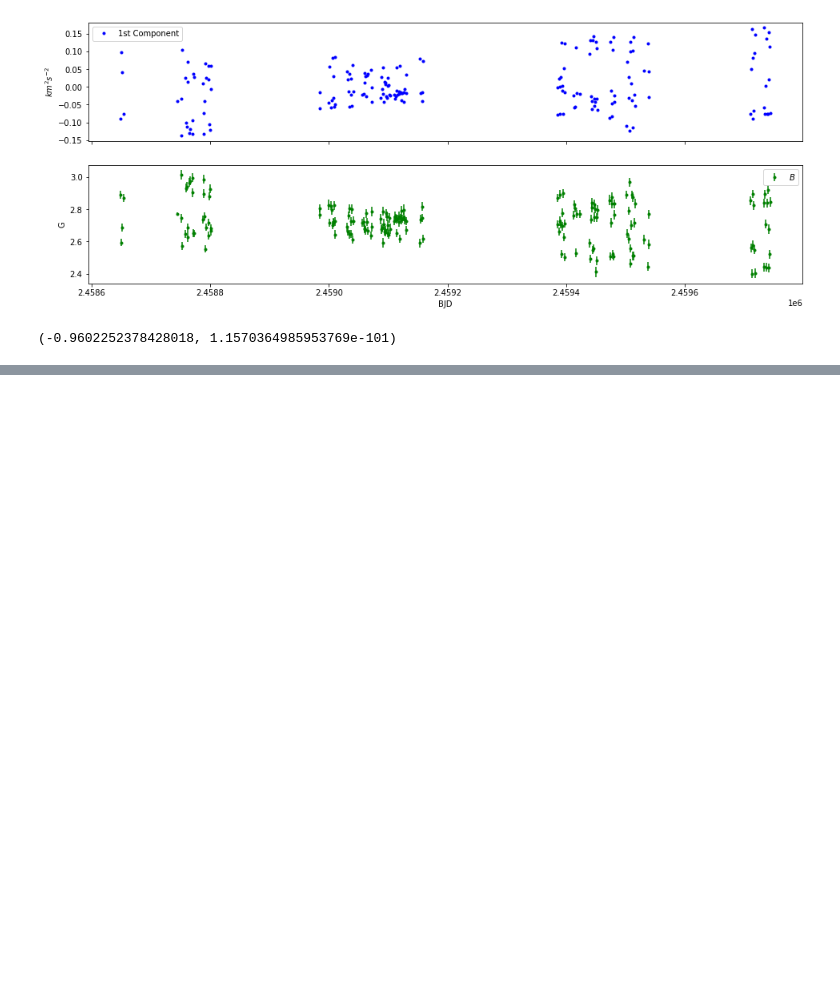
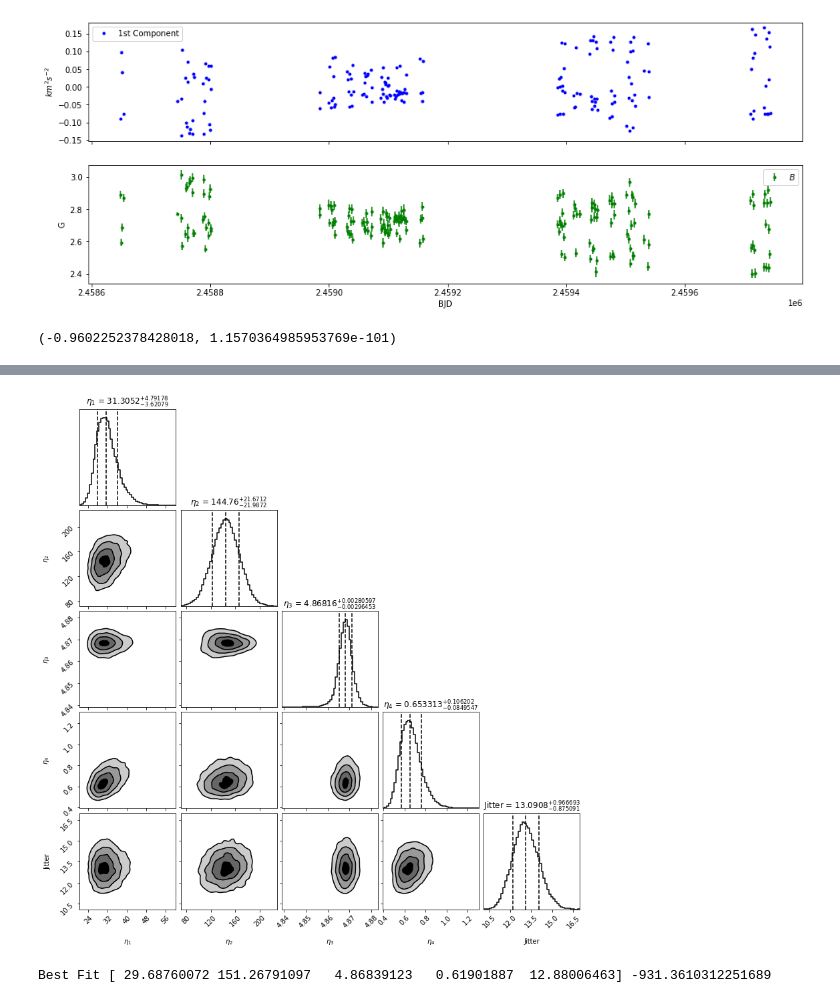
Before and after one commit to Paul-Charpentier/SPCAndie, a Jupyter notebook: GwPCA_Template.ipynb, the cells around one changed output, grey strips where cells are left out. Saved outputs shown, nothing was run; the diff lists cells and outputs as text; code cells hidden in the pictures; blank space fills up the shorter version.

```diff
--- a/GwPCA_Template.ipynb
+++ b/GwPCA_Template.ipynb
@@ -872,0 +725,33 @@ RV X dW1/dt :
+# %%
+#Priors
+n_eta1 = ModifiedLogUniform(30, 400)
+n_eta2 = stats.loguniform(1, 11000)
+n_eta3 = stats.norm(loc=4.86, scale=0.03)
+n_eta4 = stats.loguniform(0.1, 5)
+jitter = ModifiedLogUniform(0.12, 32)
+
+def priors():
+    return np.array([n_eta1.rvs(),n_eta2.rvs(), n_eta3.rvs(), n_eta4.rvs(), jitter.rvs()])
+
+def logPosterior(HyperParam):
+    n1,n2,n3,n4, j = HyperParam
+
+    logprior = n_eta1.logpdf(n1)
+    logprior += n_eta2.logpdf(n2)
+    logprior += n_eta3.logpdf(n3)
+    logprior += n_eta4.logpdf(n4)
+    logprior += jitter.logpdf(j)
+
+    kernel = kernels.QuasiPeriodic(n1,n2,n3,n4) + kernels.WhiteNoise(j)
+    mean = means.Constant(np.mean(RV))
+    gpOBJ = process.GP(kernel,mean,times_RV,RV, yerr = dRV)
+
+    logposterior = gpOBJ.log_likelihood() + logprior
+    return logposterior
+# %%
+ndim = priors().size
+nwalkers = 2*ndim
+
+sampler = emcee.EnsembleSampler(nwalkers, ndim, logPosterior)
+p0=[priors() for i in range(nwalkers)]
+sampler.run_mcmc(p0, 20000, progress=True)
@@ -872,0 +791,17 @@ RV X dW1/dt :
+# %%
+#corner plot
+flat_samples = sampler.get_chain(discard=4500, thin=15, flat=True)
+fig = corner.corner(flat_samples,labels=labels, color="k", bins = 50,
+                    quantiles=[0.16, 0.5, 0.84], smooth=True, smooth1d=True,
+                    show_titles=True, plot_density=True, plot_contours=True,
+                    fill_contours=True, plot_datapoints=False, title_fmt='g')
+plt.show()
+# %% [output]
+[figure, added]
+# %%
+# Best Fit
+ind_mlh = np.argmax([logPosterior(flat_samples[i]) for i in tqdm(range(len(flat_samples)))])
+sample_mlh = flat_samples[ind_mlh]
+print('Best Fit', sample_mlh, logPosterior(sample_mlh))
+# %% [output]
+Best Fit [ 29.68760072 151.26791097   4.86839123   0.61901887  12.88006463] -931.3610312251689
```
Also changed, not shown: parts of 74 cells of this notebook.
